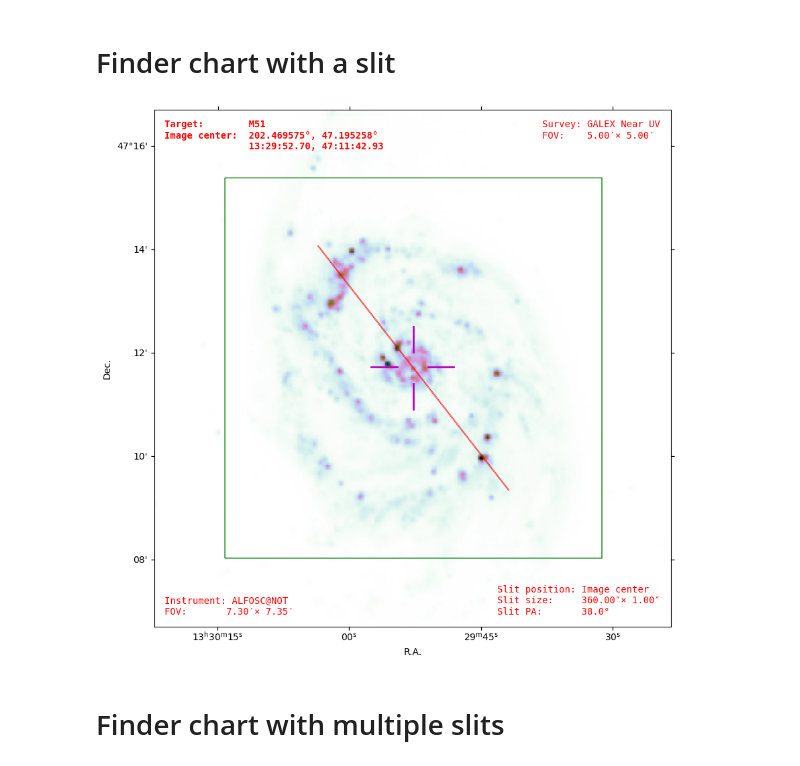
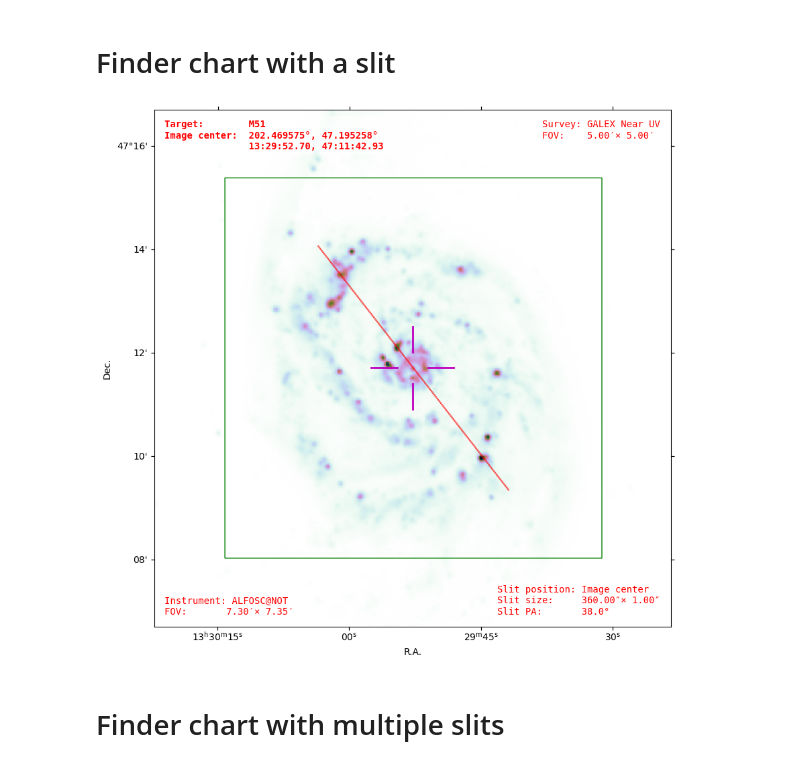
Before and after one commit to jikrant3/finder_charts, a Jupyter notebook: Example.ipynb, the cells around one changed output. Cells and saved outputs as stored; diff of their text form; code cells hidden in the pictures.

```diff
--- a/Example.ipynb
+++ b/Example.ipynb
@@ -45,30 +45,30 @@ savefig("example_chart_2.pdf")
 # %%
 target = FixedTarget.from_name("M51")
 
 instrument_fov = InstrumentFOV(
     name="ALFOSC@NOT",
     shape="rectangle",
     width=2048 * 0.2138 * u.arcsec,
     height=2064 * 0.2138 * u.arcsec,
 )
 
 slit = Slit(
     target.ra,
     target.dec,
     6 * u.arcmin,
     1 * u.arcsec,
     position_angle=38 * u.deg,
 )
 
 chart = FinderChart(target)
-chart.get_image(fov_radius=5 * u.arcmin, survey='GALEX Near UV')
+chart.get_image(fov_radius=5 * u.arcmin, survey='GALEX Near UV', pixels=1000)
 ax = chart.plot_image(cmap='cubehelix_r')
 chart.plot_reticle(ax)
 chart.plot_instrument_fov(instrument_fov, ax)
 chart.plot_slit(slit, ax)
 savefig("example_chart_3.pdf")
 # %% [output]
-[figure, old version]
+[figure, new version]
 # %% [markdown]
 # Finder chart with multiple slits
 # %%
```
Also changed, not shown: parts of 1 cell of this notebook, 4 other files.
